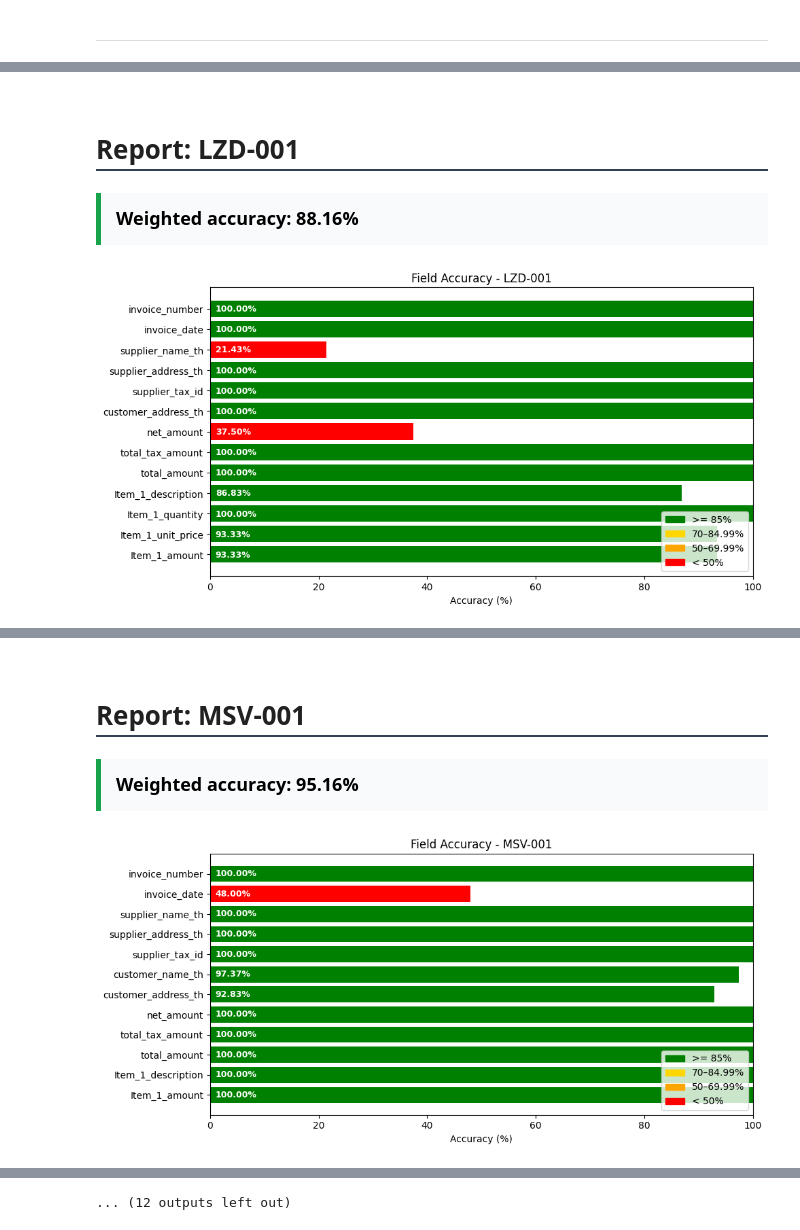
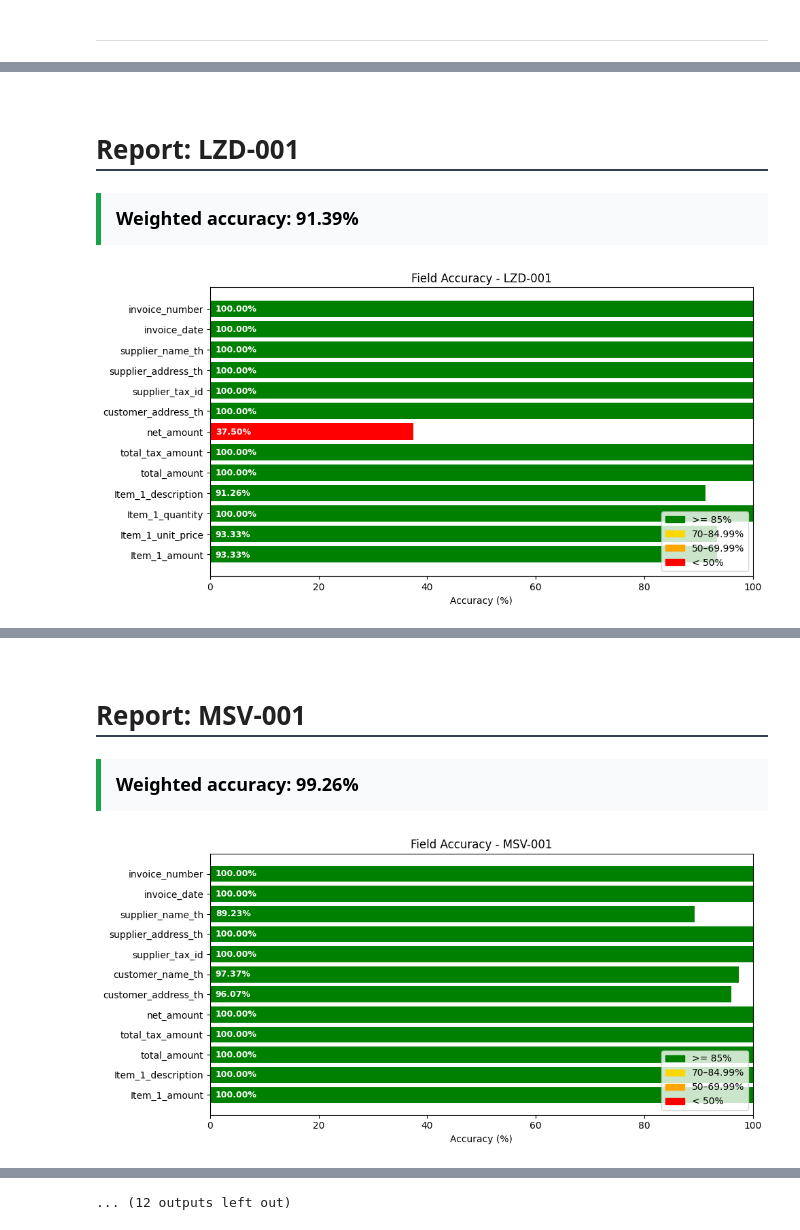
Before and after one commit to chananopw/IBM-watsonx-custom-OCR-model-hosting, a Jupyter notebook: code/compare_json_weighted.ipynb, the cells around one changed output, grey strips where cells are left out. Drawn from its saved outputs; the diff is of its cells as text; code cells hidden in the pictures.

```diff
--- a/code/compare_json_weighted.ipynb
+++ b/code/compare_json_weighted.ipynb
@@ -188,7 +188,7 @@ def generate_visual_report(df, filename):
 # -------------------------
 # Batch run configuration
 # -------------------------
-result_dir = '/Users/pat/Desktop/custom_FM/working/comparison/result/updated_prompt_result/'
+result_dir = '/Users/pat/Desktop/custom_FM/working/comparison/result/'
 gt_dir = '/Users/pat/Desktop/custom_FM/working/comparison/ground_truth/converted/'
 batch_summary = []
 for res_file in sorted(os.listdir(result_dir)):
@@ -218,8 +218,8 @@ Weighted accuracy: 92.24%
 | Item_1_unit_price | 100.000000 | 600.00 | 600.00 | Line Item |
 | Item_1_amount | 100.000000 | 600.00 | 600.00 | Line Item |
 Report: LZD-001
-Weighted accuracy: 88.16%
+Weighted accuracy: 91.39%
-[figure, old version]
+[figure, new version]
 | Field | Accuracy | Ground Truth | Result | Category |
 | invoice_number | 100.000000 | IN0018918431 | IN0018918431 | Header |
 | invoice_date | 100.000000 | 26/01/2023 | 26/01/2023 | Header |
@@ -234,8 +234,8 @@ Weighted accuracy: 88.16%
 | Item_1_quantity | 100.000000 | 1 | 1 | Line Item |
 | Item_1_unit_price | 93.330000 | 1269.00 | 1,269.00 | Line Item |
 | Item_1_amount | 93.330000 | 1269.00 | 1,269.00 | Line Item |
 Report: MSV-001
-Weighted accuracy: 95.16%
+Weighted accuracy: 99.26%
-[figure, old version]
+[figure, new version]
 | Field | Accuracy | Ground Truth | Result | Category |
 | invoice_number | 100.000000 | M68/393 | M68/393 | Header |
```
Also changed, not shown: parts of 4 cells of this notebook, 3 other files.
